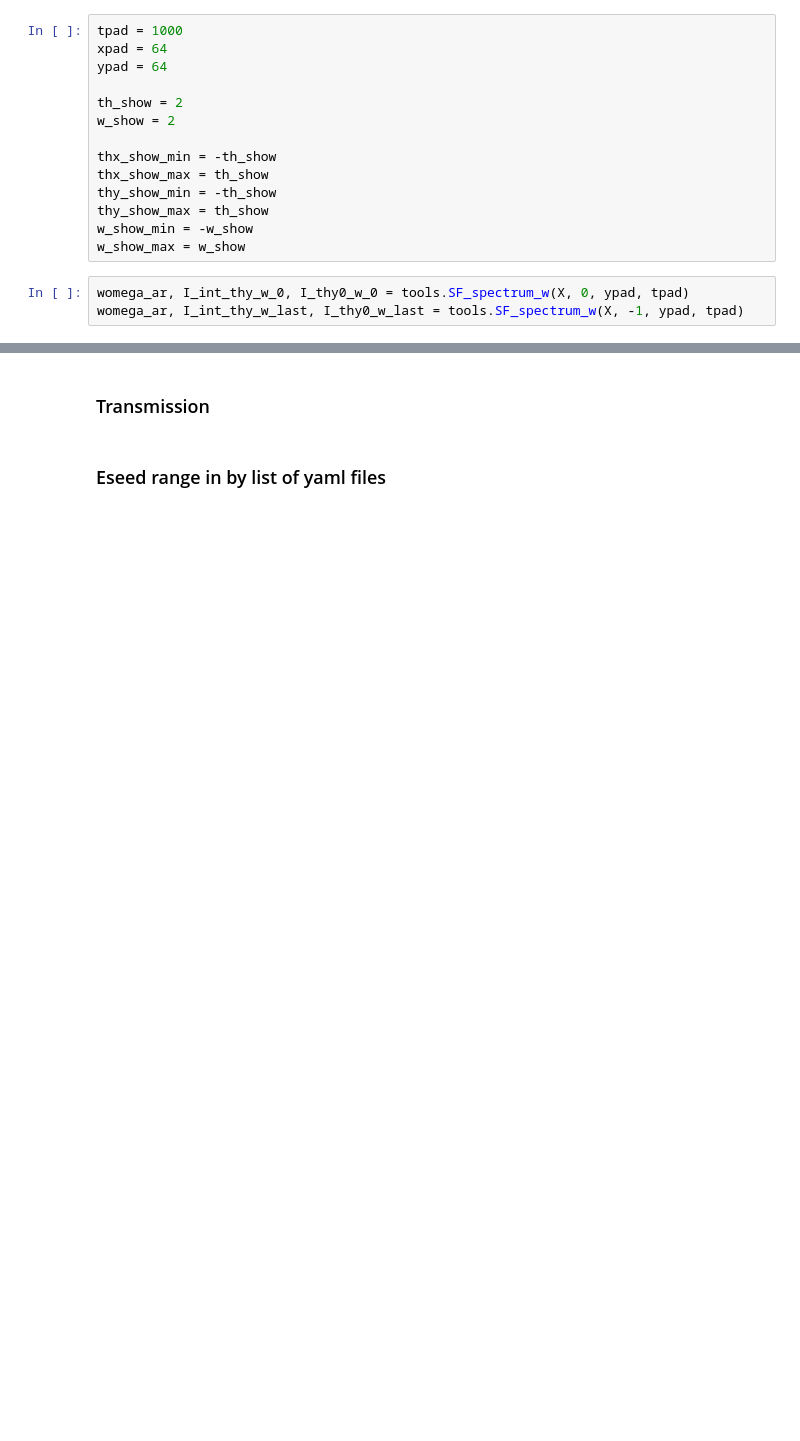
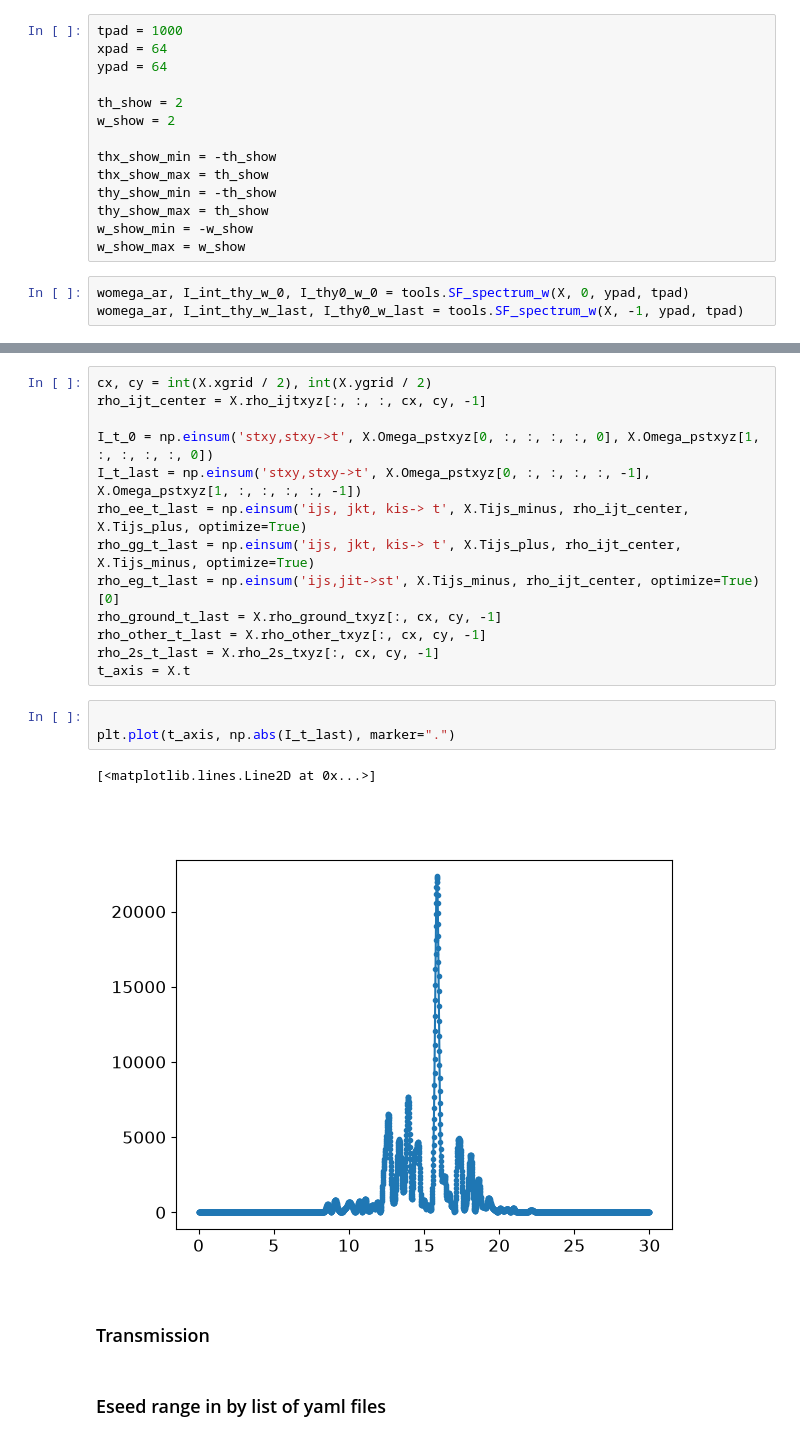
Before and after one commit to P4GAN/Cu-RSA-XFEL-Simulation, a Jupyter notebook: notebooks/Cu-RSA-v0.ipynb, the cells around one changed output, grey strips where cells are left out. Cells and saved outputs as stored; diff of their text form; blank space fills up the shorter version.

```diff
--- a/notebooks/Cu-RSA-v0.ipynb
+++ b/notebooks/Cu-RSA-v0.ipynb
@@ -137,3 +133,22 @@ plt.ylim(0, 0.5)
+# %%
+cx, cy = int(X.xgrid / 2), int(X.ygrid / 2)
+rho_ijt_center = X.rho_ijtxyz[:, :, :, cx, cy, -1]
+
+I_t_0 = np.einsum('stxy,stxy->t', X.Omega_pstxyz[0, :, :, :, :, 0], X.Omega_pstxyz[1, :, :, :, :, 0])
+I_t_last = np.einsum('stxy,stxy->t', X.Omega_pstxyz[0, :, :, :, :, -1], X.Omega_pstxyz[1, :, :, :, :, -1])
+rho_ee_t_last = np.einsum('ijs, jkt, kis-> t', X.Tijs_minus, rho_ijt_center, X.Tijs_plus, optimize=True)
+rho_gg_t_last = np.einsum('ijs, jkt, kis-> t', X.Tijs_plus, rho_ijt_center, X.Tijs_minus, optimize=True)
+rho_eg_t_last = np.einsum('ijs,jit->st', X.Tijs_minus, rho_ijt_center, optimize=True)[0]
+rho_ground_t_last = X.rho_ground_txyz[:, cx, cy, -1]
+rho_other_t_last = X.rho_other_txyz[:, cx, cy, -1]
+rho_2s_t_last = X.rho_2s_txyz[:, cx, cy, -1]
+t_axis = X.t
+# %%
+
+plt.plot(t_axis, np.abs(I_t_last), marker=".")
+# %% [output]
+[<matplotlib.lines.Line2D at 0x...>]
+[figure, added]
 # %% [markdown]
 ### Transmission
 # %% [markdown]
```
Also changed, not shown: parts of 5 cells of this notebook, 9 other files.
